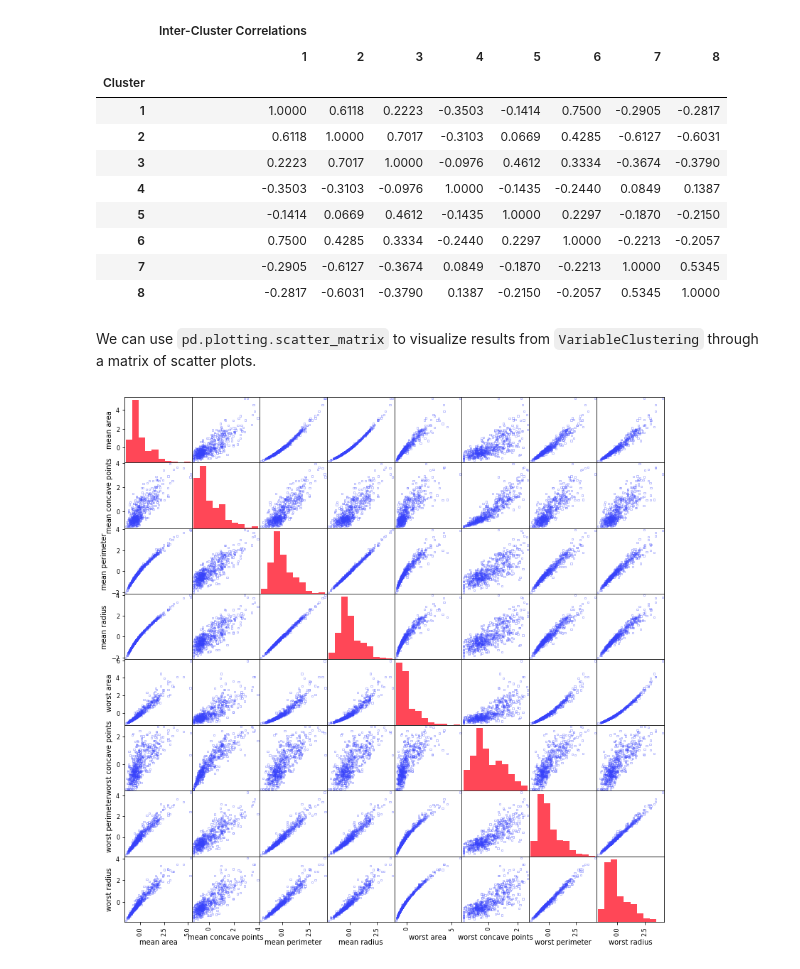
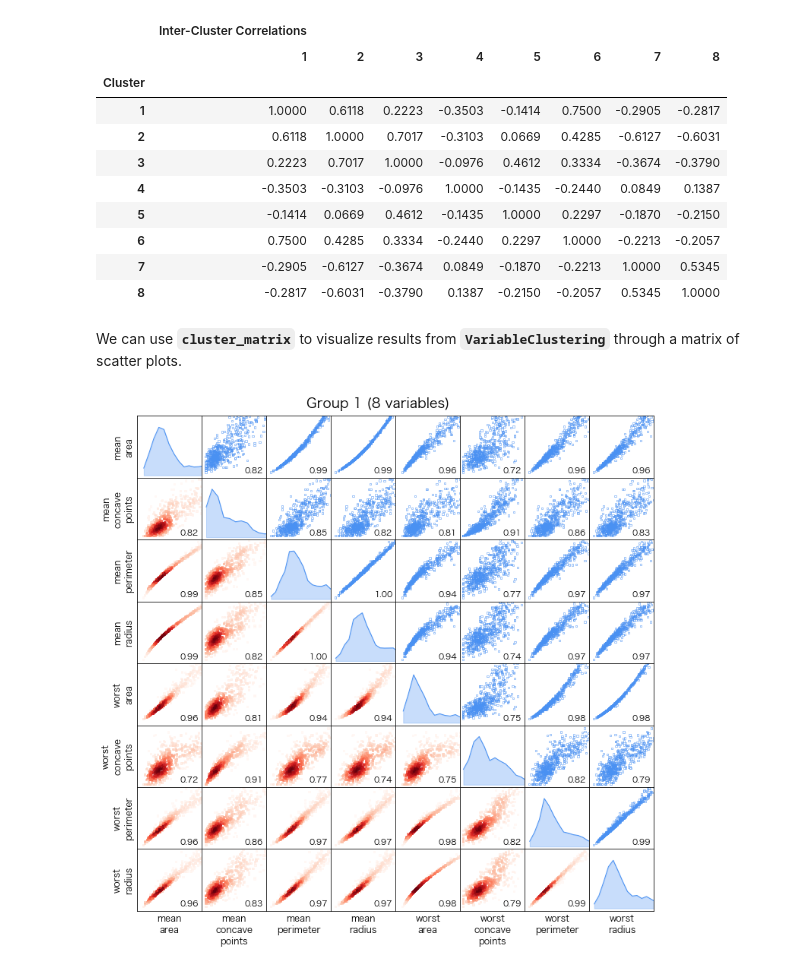
Before and after one commit to Nak007/varclus, a Jupyter notebook: varclus_colab.ipynb, the cells around one changed output. Drawn from its saved outputs; the diff is of its cells as text; code cells hidden in the pictures.

```diff
--- a/varclus_colab.ipynb
+++ b/varclus_colab.ipynb
@@ -118,17 +128,15 @@ vc.inter_corr
 | 7 | -0.2905 | -0.6127 | -0.3674 | 0.0849 | -0.1870 | -0.2213 | 1.0000 | 0.5345 |
 | 8 | -0.2817 | -0.6031 | -0.3790 | 0.1387 | -0.2150 | -0.2057 | 0.5345 | 1.0000 |
 # %% [markdown]
-We can use `pd.plotting.scatter_matrix` to visualize results from `VariableClustering` through a matrix of scatter plots.
+We can use **`cluster_matrix`** to visualize results from **`VariableClustering`** through a matrix of scatter plots.
-# %%
-index = vc.clus_corr.index.get_level_values(0)==1
-X0 = X[vc.clus_corr.loc[index].index.get_level_values(1)]
-X0, figsize = (X0 - X0.mean()) / X0.std(), ((1.7*X0.shape[1],)*2)
-
-# Keyword arguments
-kwargs = dict(alpha=0.3, ec='#3742fa', marker='s',
-              figsize=figsize, facecolors='none', s=5,
-              hist_kwds=dict(color="#ff4757"))
-pd.plotting.scatter_matrix(X0, **kwargs)
-plt.show()
-# %% [output]
-[figure, removed]
+# %%
+cluster = 1
+index = vc.clus_corr.index.get_level_values(0)==cluster
+X0 = X[vc.clus_corr.loc[index].index.get_level_values(1)]
+X0.columns = [c.replace(' ','\n') for c in list(X0)]
+# %%
+axes = cluster_matrix(X0, off_diagonal="both", scatter_kwds={"cmap":"Reds"}, colors=["#4a91f2"])
+plt.gcf().suptitle('Group {} ({:,d} variables)'.format(cluster, X0.shape[1]), fontsize=18)
+plt.tight_layout()
+# %% [output]
+[figure, added]
```
Also changed, not shown: parts of 5 cells of this notebook, 2 other files.
